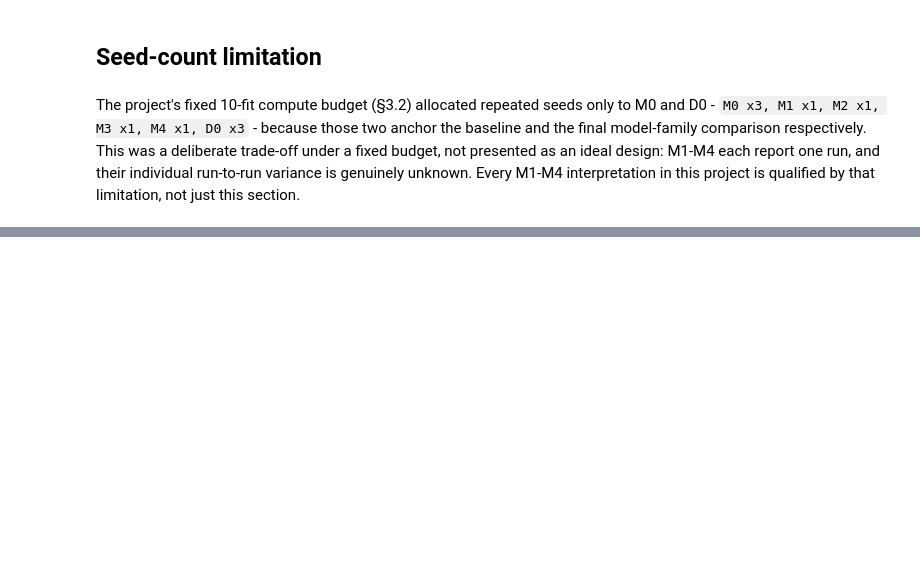
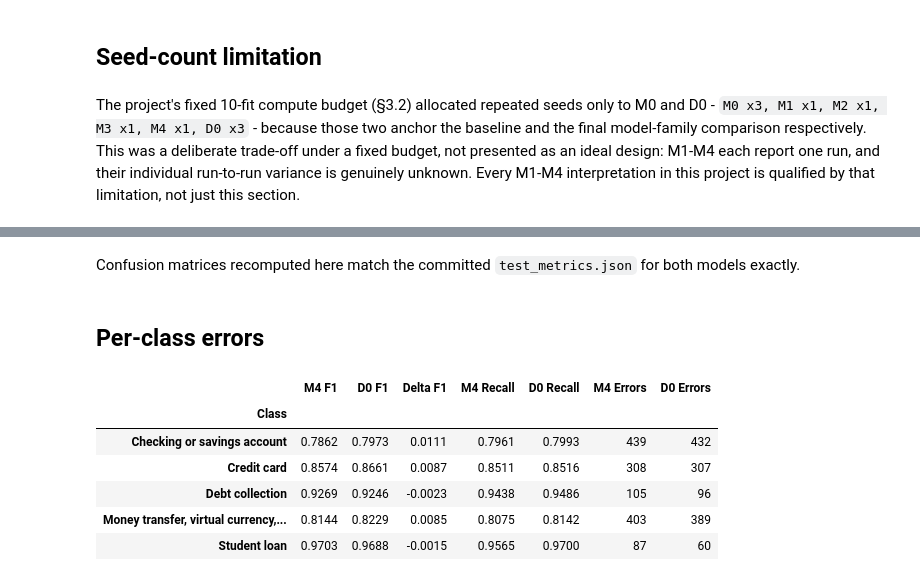
Before and after one commit to Udbhav748/fintech-complaint-classification-lstm-distilbert, a Jupyter notebook: notebooks/05_final_results.ipynb, the cells around one changed output, grey strips where cells are left out. Drawn from its saved outputs; the diff is of its cells as text; code cells hidden in the pictures; blank space fills up the shorter version.

```diff
--- a/notebooks/05_final_results.ipynb
+++ b/notebooks/05_final_results.ipynb
@@ -547,0 +593,26 @@ this section.
+# %% [markdown]
+Confusion matrices recomputed here match the committed `test_metrics.json` for both models exactly.
+# %% [markdown]
+## Per-class errors
+# %%
+per_class_err = []
+for i, lbl in enumerate(LABELS):
+    support = int(np.array(m4_em["confusion_matrix"])[i].sum())
+    per_class_err.append({
+        "Class": lbl,
+        "M4 F1": m4_em["per_class"][lbl]["f1"], "D0 F1": d0_em["per_class"][lbl]["f1"],
+        "Delta F1": d0_em["per_class"][lbl]["f1"] - m4_em["per_class"][lbl]["f1"],
+        "M4 Recall": m4_em["per_class"][lbl]["recall"], "D0 Recall": d0_em["per_class"][lbl]["recall"],
+        "M4 Errors": support - int(np.array(m4_em["confusion_matrix"])[i, i]),
+        "D0 Errors": support - int(np.array(d0_em["confusion_matrix"])[i, i]),
+    })
+per_class_err_df = pd.DataFrame(per_class_err).set_index("Class").round(4)
+per_class_err_df
+# %% [output]
+|  | M4 F1 | D0 F1 | Delta F1 | M4 Recall | D0 Recall | M4 Errors | D0 Errors |
+| Class |  |  |  |  |  |  |  |
+| Checking or savings account | 0.7862 | 0.7973 | 0.0111 | 0.7961 | 0.7993 | 439 | 432 |
+| Credit card | 0.8574 | 0.8661 | 0.0087 | 0.8511 | 0.8516 | 308 | 307 |
+| Debt collection | 0.9269 | 0.9246 | -0.0023 | 0.9438 | 0.9486 | 105 | 96 |
+| Money transfer, virtual currency,... | 0.8144 | 0.8229 | 0.0085 | 0.8075 | 0.8142 | 403 | 389 |
+| Student loan | 0.9703 | 0.9688 | -0.0015 | 0.9565 | 0.9700 | 87 | 60 |
```
Also changed, not shown: parts of 29 cells of this notebook, 3 other files.
